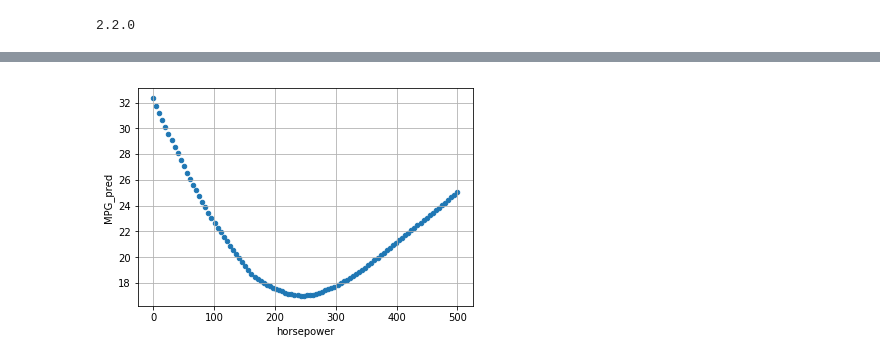
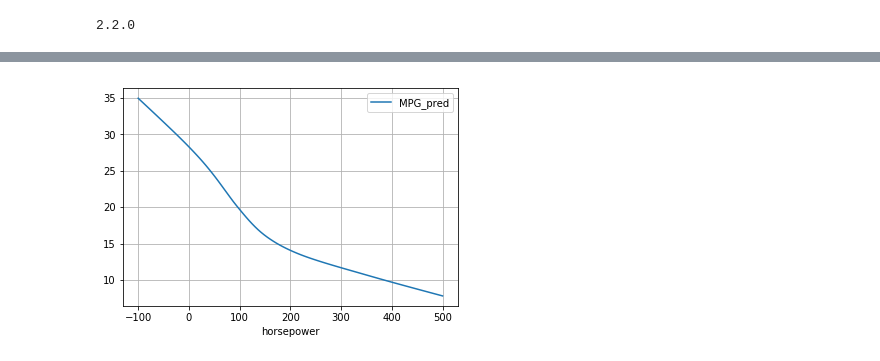
Before and after one commit to dhervillez/machine_learning_training, a Jupyter notebook: auto_mpg_regression_tensor_flow_DNN.ipynb, the cells around one changed output, grey strips where cells are left out. Saved outputs shown, nothing was run; the diff lists cells and outputs as text; code cells hidden in the pictures.

```diff
--- a/auto_mpg_regression_tensor_flow_DNN.ipynb
+++ b/auto_mpg_regression_tensor_flow_DNN.ipynb
@@ -121,9 +124,27 @@ NUM_EPOCHS = 100
 # Define Sequential model with 3 layers
 model = keras.Sequential(
     [
-        layers.Dense(128, activation="relu", name="layer1", input_shape=(len(main_independant_var),)),
-        layers.Dense(64, activation="relu", name="layer2"),
-        layers.Dense(1, name="layer3", activity_regularizer=regularizers.l2()),
+        layers.Dense(units=128,
+                     activation="elu",
+                     kernel_initializer=initializers.he_normal(),
+                     bias_initializer=initializers.Zeros(),
+                     input_shape=[len(main_independant_var)],
+                     name="layer1"),
+        layers.BatchNormalization(),
+        layers.Dropout(0.5),
+        layers.Dense(units=64,
+                     activation="elu",
+                     kernel_initializer=initializers.he_normal(),
+                     bias_initializer=initializers.Zeros(),
+                     name="layer2"),
+        layers.BatchNormalization(),
+        layers.Dropout(0.5),
+        layers.Dense(units=1,
+                     kernel_initializer=initializers.he_normal(),
+                     bias_initializer=initializers.Zeros(),
+                     name="layer3",
+                     activity_regularizer=regularizers.L1L2()
+                    ),
     ]
 )
 # %%
@@ -148,7 +172,7 @@ early_stopping = keras.callbacks.EarlyStopping(monitor='loss', patience=10)
 epoch_dots = tfdocs.modeling.EpochDots(report_every=10, dot_every=1)
 # %%
 model.compile(
-    optimizer=keras.optimizers.RMSprop(learning_rate=LEARNING_RATE),  # Optimizer
+    optimizer=keras.optimizers.SGD(learning_rate=LEARNING_RATE, momentum=0.9, nesterov=True),  # Optimizer
     # Loss function to minimize
     loss='mse',
     # List of metrics to monitor
@@ -247,20 +264,20 @@ for param in main_independant_var:
 # %%
 df_tmp = pd.DataFrame()
 main_independant_var = ['cylinders', 'displacement', 'weight', 'year', 'horsepower', 'acceleration', 'USA', 'Europe', 'Japan']
 
 
-df_tmp['cylinders'] = [8]*100#np.linspace(0, 10, 100)#
-df_tmp['displacement'] = 200#np.linspace(0, 500, 100)#200
+df_tmp['cylinders'] = [6]*100#np.linspace(0, 10, 100)#
+df_tmp['displacement'] = 250#np.linspace(0, 500, 100)#200
 df_tmp['weight'] = 3000#np.linspace(0, 10000, 100)#[5000]*100
-df_tmp['year'] = 80#np.linspace(70, 90, 100)#[70, 80]*50
-df_tmp['horsepower'] = np.linspace(0, 500, 100)
-df_tmp['acceleration'] = 20#np.linspace(0, 30, 100)#20
-df_tmp['USA'] = 0
-df_tmp['Europe'] = 1
+df_tmp['year'] = 76#[70, 80]*50
+df_tmp['horsepower'] = np.linspace(-100, 500, 100)
+df_tmp['acceleration'] = 15#np.linspace(0, 30, 100)#20
+df_tmp['USA'] = 1
+df_tmp['Europe'] = 0
 df_tmp['Japan'] = 0
 
-df_tmp['MPG_pred'] = model.predict(X_scaler.transform(df_tmp[main_independant_var]))
+df_tmp['MPG_pred'] = model(X_scaler.transform(df_tmp[main_independant_var]), training=False).numpy()
 
-ax = df_tmp.plot(kind='scatter', x='horsepower', y='MPG_pred', grid=True)
+ax = df_tmp.plot(kind='line', x='horsepower', y='MPG_pred', grid=True)
 # %% [output]
-[figure, old version]
+[figure, new version]
```
Also changed, not shown: parts of 9 cells of this notebook, 3 other files.
